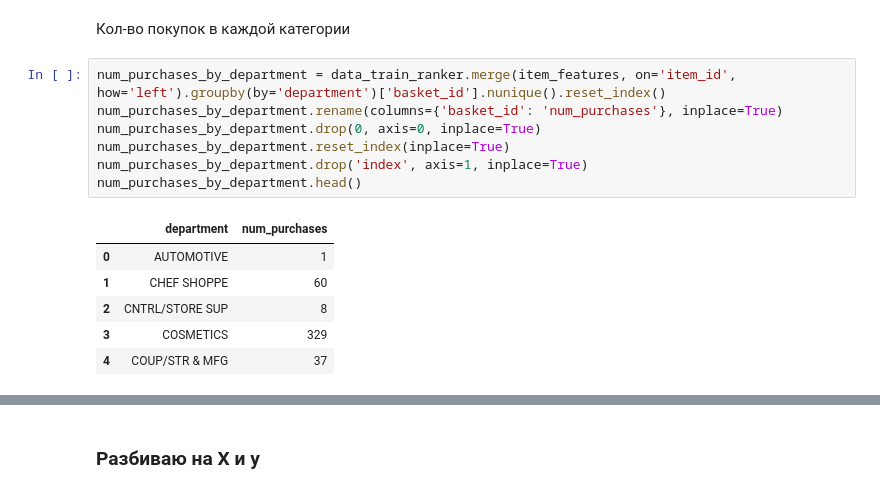
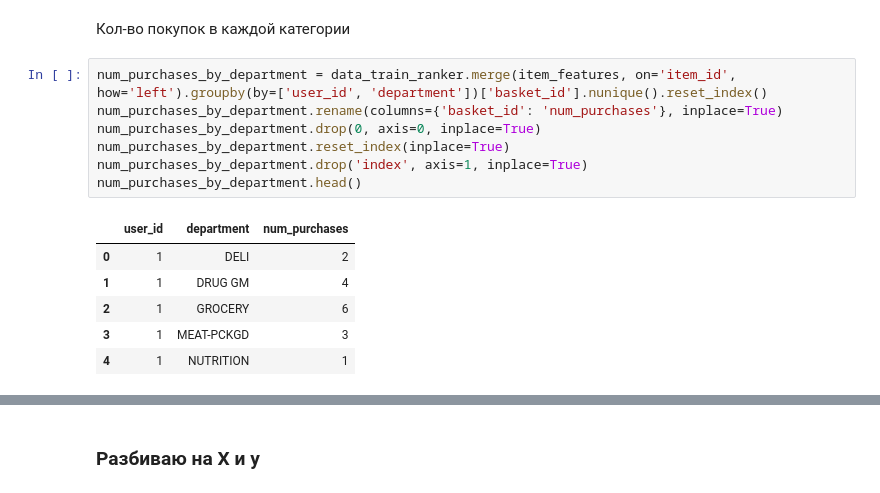
Before and after one commit to AntonyVasilev/Recommendations-systems, a Jupyter notebook: HW_webinar_6_AVasilev.ipynb, the cells around one changed output, grey strips where cells are left out. Saved outputs shown, nothing was run; the diff lists cells and outputs as text.

```diff
--- a/HW_webinar_6_AVasilev.ipynb
+++ b/HW_webinar_6_AVasilev.ipynb
@@ -501,17 +487,17 @@ data_train_ranker.head()
 # %% [markdown]
 Кол-во покупок в каждой категории
 # %%
-num_purchases_by_department = data_train_ranker.merge(item_features, on='item_id', how='left').groupby(by='department')['basket_id'].nunique().reset_index()
+num_purchases_by_department = data_train_ranker.merge(item_features, on='item_id', how='left').groupby(by=['user_id', 'department'])['basket_id'].nunique().reset_index()
 num_purchases_by_department.rename(columns={'basket_id': 'num_purchases'}, inplace=True)
 num_purchases_by_department.drop(0, axis=0, inplace=True)
 num_purchases_by_department.reset_index(inplace=True)
 num_purchases_by_department.drop('index', axis=1, inplace=True)
 num_purchases_by_department.head()
 # %% [output]
-|  | department | num_purchases |
-| 0 | AUTOMOTIVE | 1 |
-| 1 | CHEF SHOPPE | 60 |
-| 2 | CNTRL/STORE SUP | 8 |
-| 3 | COSMETICS | 329 |
-| 4 | COUP/STR & MFG | 37 |
+|  | user_id | department | num_purchases |
+| 0 | 1 | DELI | 2 |
+| 1 | 1 | DRUG GM | 4 |
+| 2 | 1 | GROCERY | 6 |
+| 3 | 1 | MEAT-PCKGD | 3 |
+| 4 | 1 | NUTRITION | 1 |
 # %%
```
Also changed, not shown: parts of 28 cells of this notebook.
